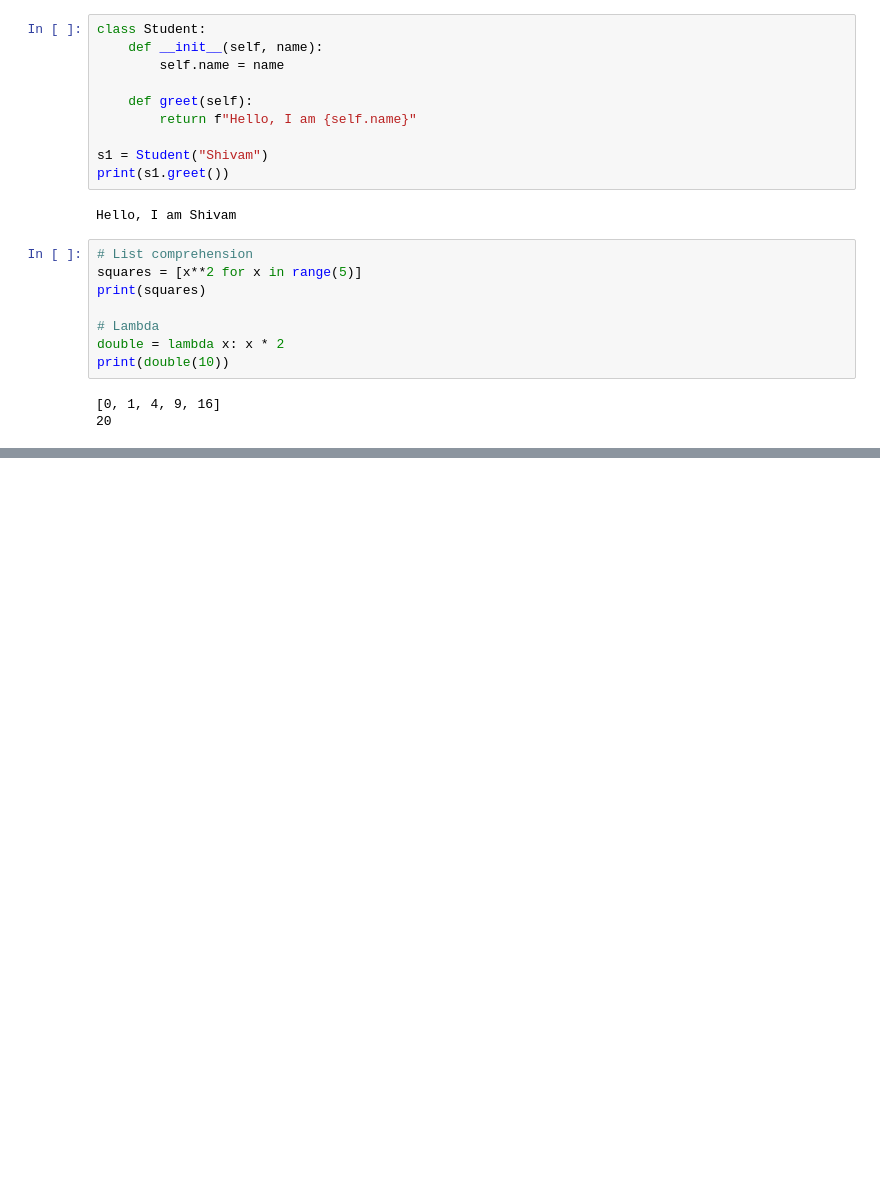
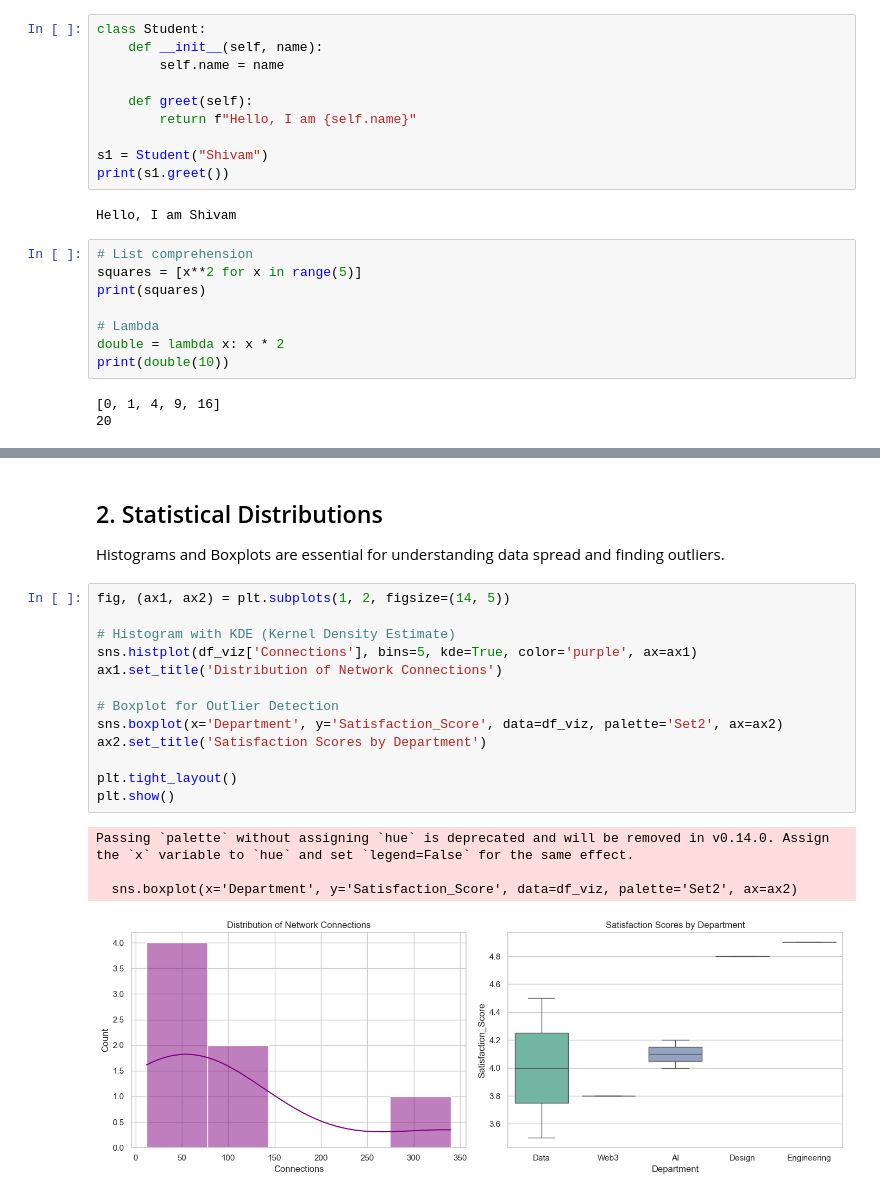
Before and after one commit to K-ShivamZad/DAS, a Jupyter notebook: python_refresher.ipynb, the cells around one changed output, grey strips where cells are left out. Cells and saved outputs as stored; diff of their text form; blank space fills up the shorter version.

```diff
--- a/python_refresher.ipynb
+++ b/python_refresher.ipynb
@@ -128,0 +180,21 @@ Would you like me to also create a **second practice notebook** focused on **Num
+# %% [markdown]
+## 2. Statistical Distributions
+Histograms and Boxplots are essential for understanding data spread and finding outliers.
+# %%
+fig, (ax1, ax2) = plt.subplots(1, 2, figsize=(14, 5))
+
+# Histogram with KDE (Kernel Density Estimate)
+sns.histplot(df_viz['Connections'], bins=5, kde=True, color='purple', ax=ax1)
+ax1.set_title('Distribution of Network Connections')
+
+# Boxplot for Outlier Detection
+sns.boxplot(x='Department', y='Satisfaction_Score', data=df_viz, palette='Set2', ax=ax2)
+ax2.set_title('Satisfaction Scores by Department')
+
+plt.tight_layout()
+plt.show()
+# %% [output]
+Passing `palette` without assigning `hue` is deprecated and will be removed in v0.14.0. Assign the `x` variable to `hue` and set `legend=False` for the same effect.
+
+  sns.boxplot(x='Department', y='Satisfaction_Score', data=df_viz, palette='Set2', ax=ax2)
+[figure, added]
```
Also changed, not shown: parts of 7 cells of this notebook, 9 other files.
